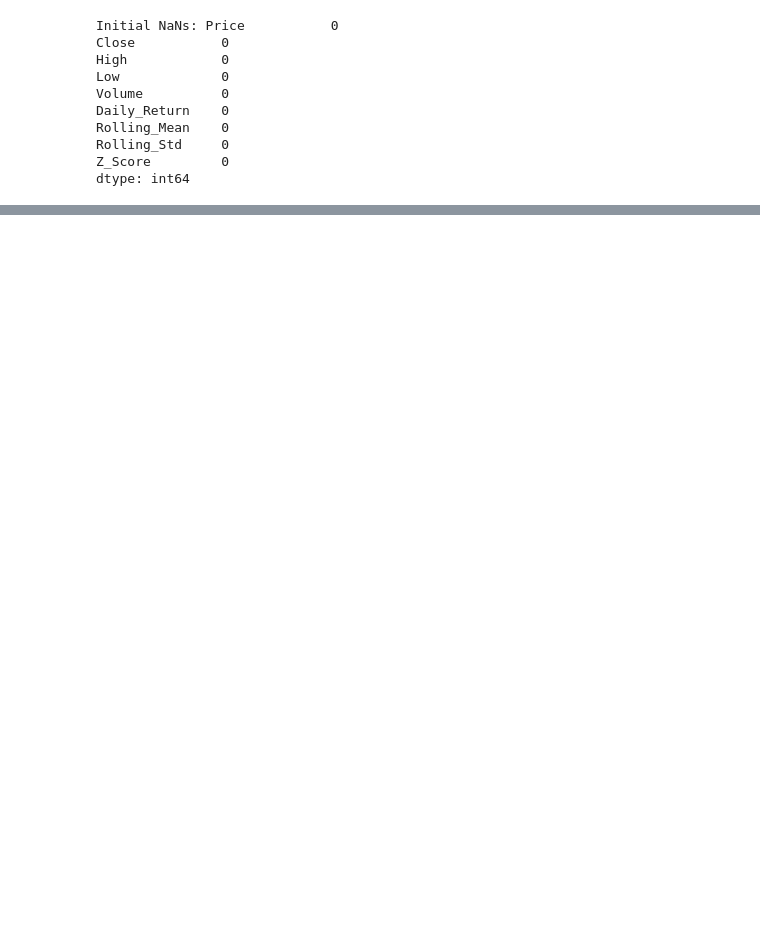
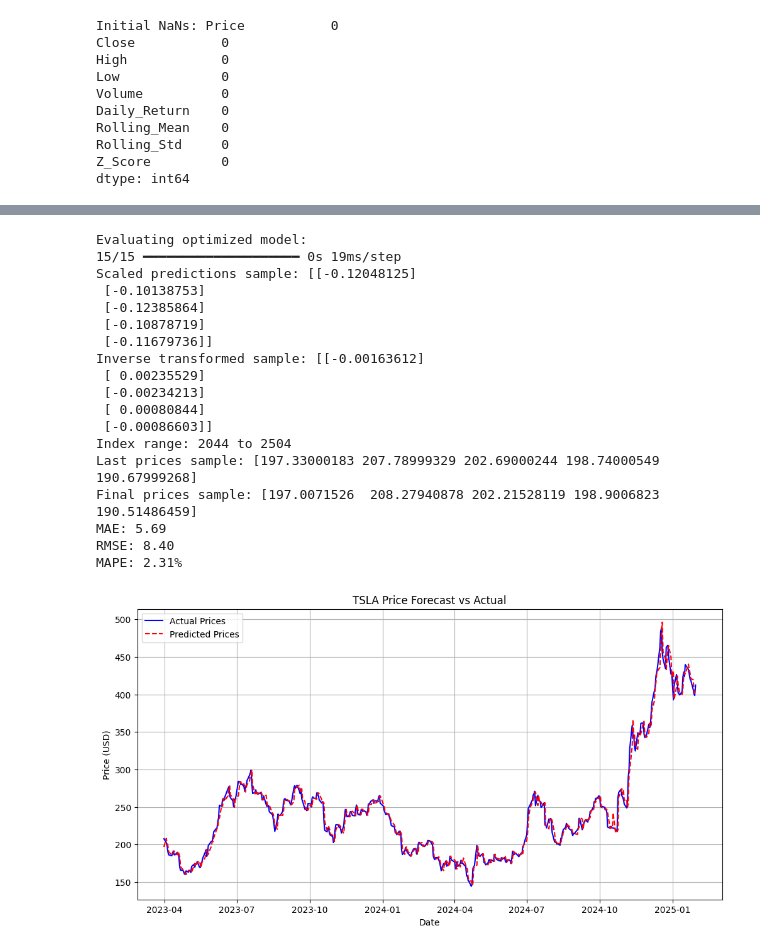
Before and after one commit to dagiteferi/TimeSeries-Portfolio-Optimization, a Jupyter notebook: notebooks/lstm.ipynb, the cells around one changed output, grey strips where cells are left out. Drawn from its saved outputs; the diff is of its cells as text; code cells hidden in the pictures; blank space fills up the shorter version.

Commit message:
add lstm notebook from colab

```diff
--- a/notebooks/lstm.ipynb
+++ b/notebooks/lstm.ipynb
@@ -99 +122,15 @@ MAPE: 2.25%
 [figure]
+# %%
+#Run hyperparameter tuning
+best_model = tune_hyperparameters(X_train, y_train)
+
+# 5. Train the best model with full training data
+print("\nTraining optimized model...")
+history = best_model.fit(
+    X_train,
+    y_train,
+    epochs=100,
+    batch_size=128,
+    verbose=1,
+    callbacks=[EarlyStopping(monitor='loss', patience=10)]
+)
@@ -99,0 +155,28 @@ MAPE: 2.25%
+# %%
+# 6. Evaluate optimized model
+print("\nEvaluating optimized model:")
+predicted_prices = forecast_lstm(best_model, X_test, scaler, data)
+actual_prices = data['Close'].iloc[-len(predicted_prices):].values
+
+mae, rmse, mape = evaluate_lstm(actual_prices, predicted_prices)
+plot_lstm_results(actual_prices, predicted_prices, data.index[-len(predicted_prices):])
+# %% [output]
+Evaluating optimized model:
+15/15 ━━━━━━━━━━━━━━━━━━━━ 0s 19ms/step
+Scaled predictions sample: [[-0.12048125]
+ [-0.10138753]
+ [-0.12385864]
+ [-0.10878719]
+ [-0.11679736]]
+Inverse transformed sample: [[-0.00163612]
+ [ 0.00235529]
+ [-0.00234213]
+ [ 0.00080844]
+ [-0.00086603]]
+Index range: 2044 to 2504
+Last prices sample: [197.33000183 207.78999329 202.69000244 198.74000549 190.67999268]
+Final prices sample: [197.0071526  208.27940878 202.21528119 198.9006823  190.51486459]
+MAE: 5.69
+RMSE: 8.40
+MAPE: 2.31%
+[figure, added]
```
Also changed, not shown: parts of 9 cells of this notebook, 1 other file.
